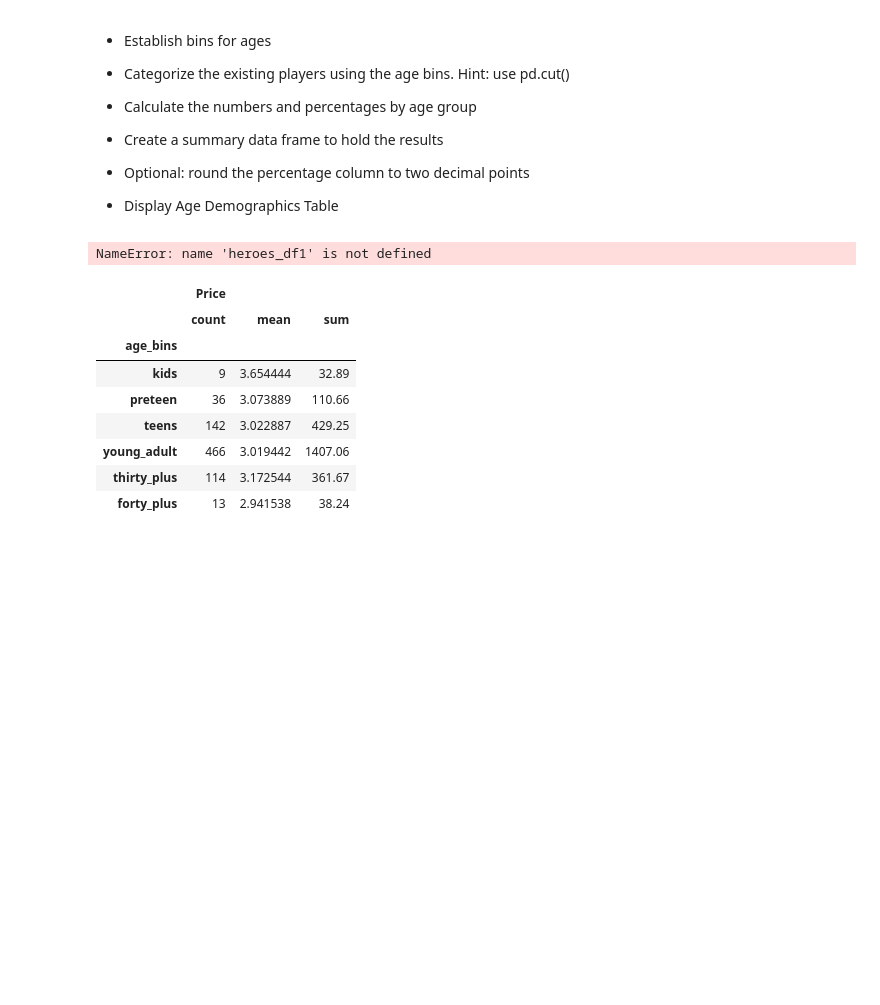
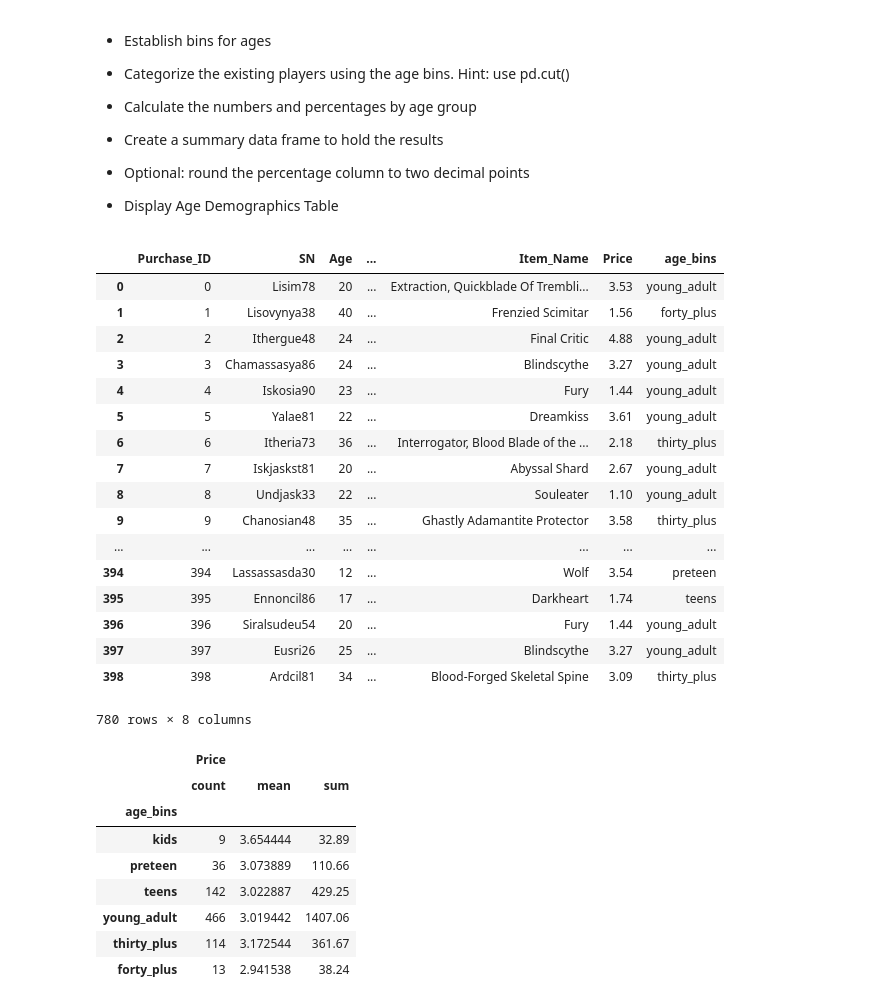
Before and after one commit to garycastle/pandas-challenge, a Jupyter notebook: Heroes of Pymoli/HeroesOfPymoli_starter.ipynb, the cells around one changed output. Saved outputs shown, nothing was run; the diff lists cells and outputs as text; code cells hidden in the pictures; blank space fills up the shorter version.

```diff
--- a/Heroes of Pymoli/HeroesOfPymoli_starter.ipynb
+++ b/Heroes of Pymoli/HeroesOfPymoli_starter.ipynb
@@ -185,10 +205,27 @@ bins = [0,7,12,19,29,39,45]
 
 group_label = ['kids', 'preteen','teens','young_adult','thirty_plus', 'forty_plus']
 # %%
-heroes_df1['age_bins'] = pd.cut(heroes_df['Age'], bins=bins, labels=group_label)
-heroes_df1
+heroes_df['age_bins'] = pd.cut(heroes_df['Age'], bins=bins, labels=group_label)
+heroes_df
 # %% [output]
+|  | Purchase_ID | SN | Age | ... | Item_Name | Price | age_bins |
+| 0 | 0 | Lisim78 | 20 | ... | Extraction, Quickblade Of Trembli... | 3.53 | young_adult |
+| 1 | 1 | Lisovynya38 | 40 | ... | Frenzied Scimitar | 1.56 | forty_plus |
+| 2 | 2 | Ithergue48 | 24 | ... | Final Critic | 4.88 | young_adult |
+| 3 | 3 | Chamassasya86 | 24 | ... | Blindscythe | 3.27 | young_adult |
+| 4 | 4 | Iskosia90 | 23 | ... | Fury | 1.44 | young_adult |
+| 5 | 5 | Yalae81 | 22 | ... | Dreamkiss | 3.61 | young_adult |
+| 6 | 6 | Itheria73 | 36 | ... | Interrogator, Blood Blade of the ... | 2.18 | thirty_plus |
+| 7 | 7 | Iskjaskst81 | 20 | ... | Abyssal Shard | 2.67 | young_adult |
+| 8 | 8 | Undjask33 | 22 | ... | Souleater | 1.10 | young_adult |
+| 9 | 9 | Chanosian48 | 35 | ... | Ghastly Adamantite Protector | 3.58 | thirty_plus |
+| ... | ... | ... | ... | ... | ... | ... | ... |
+| 394 | 394 | Lassassasda30 | 12 | ... | Wolf | 3.54 | preteen |
+| 395 | 395 | Ennoncil86 | 17 | ... | Darkheart | 1.74 | teens |
+| 396 | 396 | Siralsudeu54 | 20 | ... | Fury | 1.44 | young_adult |
+| 397 | 397 | Eusri26 | 25 | ... | Blindscythe | 3.27 | young_adult |
+| 398 | 398 | Ardcil81 | 34 | ... | Blood-Forged Skeletal Spine | 3.09 | thirty_plus |
-NameError: name 'heroes_df1' is not defined
+780 rows × 8 columns
 # %%
 my_stat = ['count', 'mean', 'sum']
 age_purch_stats = heroes_df.groupby(['age_bins'], as_index=False)[['Price']].agg(my_stat)
```
Also changed, not shown: parts of 7 cells of this notebook.
